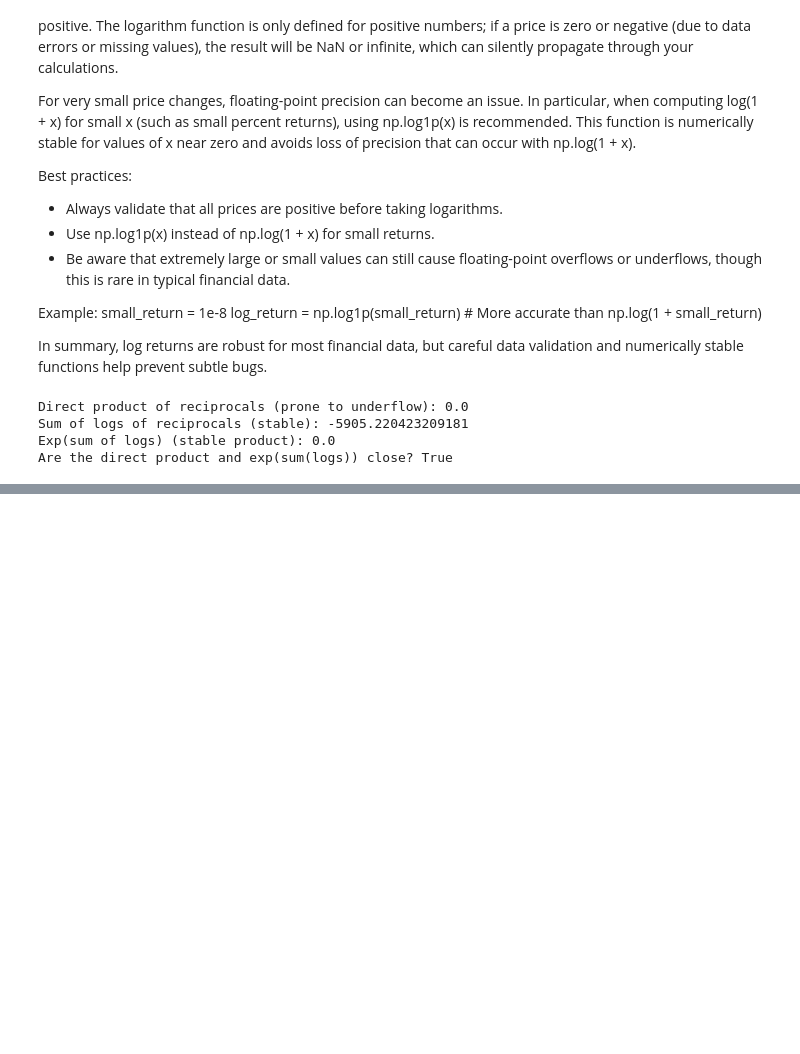
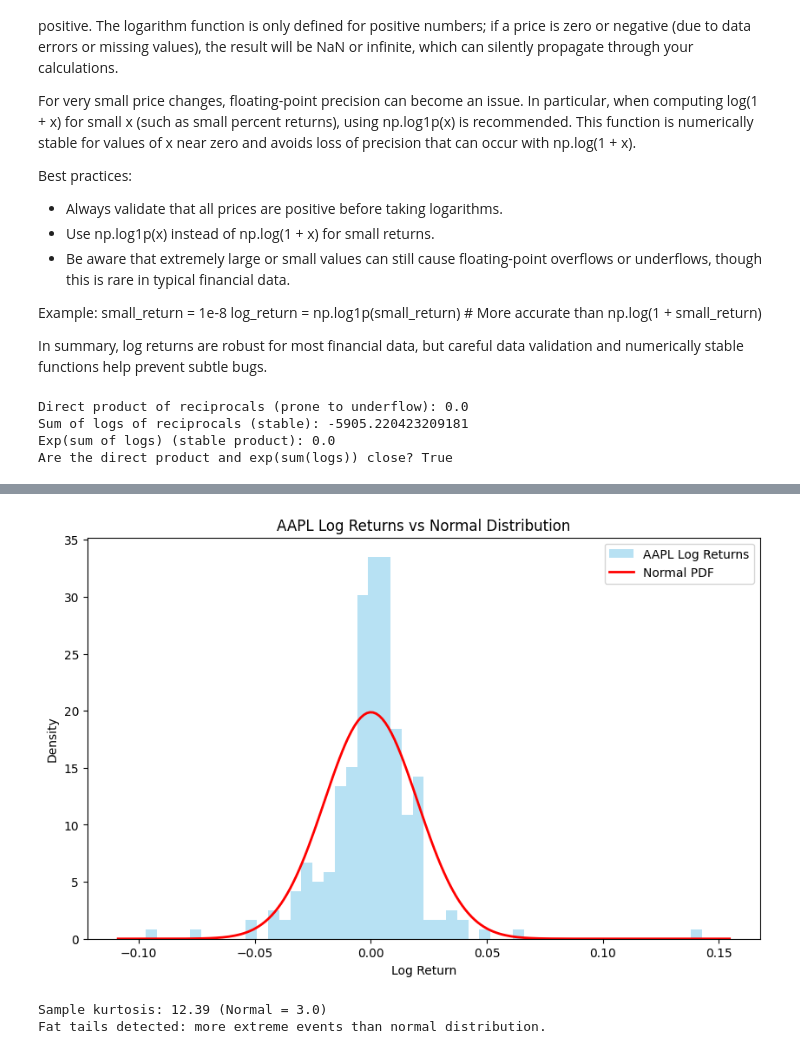
Before and after one commit to empeje/ai-for-trading, a Jupyter notebook: projects/001-momentum-strategy/main.ipynb, the cells around one changed output, grey strips where cells are left out. Saved outputs shown, nothing was run; the diff lists cells and outputs as text; code cells hidden in the pictures; blank space fills up the shorter version.

Commit message:
show fait tails

```diff
--- a/projects/001-momentum-strategy/main.ipynb
+++ b/projects/001-momentum-strategy/main.ipynb
@@ -458,0 +527,46 @@ Are the direct product and exp(sum(logs)) close? True
+# %%
+import yfinance as yf
+import pandas as pd
+import numpy as np
+import matplotlib.pyplot as plt
+from scipy.stats import norm
+
+# Fetch AAPL data
+aapl = yf.Ticker("AAPL")
+
+# Get historical data (1 year)
+hist = aapl.history(period="1y")
+
+# Calculate log returns
+log_returns = np.log(hist['Close'] / hist['Close'].shift(1)).dropna()
+
+# Alternative: using pandas pct_change
+log_returns_pd = hist['Close'].pct_change().apply(np.log).dropna()
+
+print(log_returns.head())
+
+# Plot histogram of log returns
+plt.figure(figsize=(10,6))
+n, bins, patches = plt.hist(log_returns, bins=50, density=True, alpha=0.6, color='skyblue', label='AAPL Log Returns')
+
+# Fit and plot normal distribution
+mu, std = norm.fit(log_returns)
+xmin, xmax = plt.xlim()
+x = np.linspace(xmin, xmax, 200)
+p = norm.pdf(x, mu, std)
+plt.plot(x, p, 'r', linewidth=2, label='Normal PDF')
+
+plt.title('AAPL Log Returns vs Normal Distribution')
+plt.xlabel('Log Return')
+plt.ylabel('Density')
+plt.legend()
+plt.show()
+
+# Show excess kurtosis (fat tails)
+kurtosis = log_returns.kurtosis()
+print(f"Sample kurtosis: {kurtosis:.2f} (Normal = 3.0)")
+if kurtosis > 3:
+    print("Fat tails detected: more extreme events than normal distribution.")
+else:
+    print("No fat tails detected.")
+# %% [output]
@@ -458,0 +580,3 @@ Are the direct product and exp(sum(logs)) close? True
+[figure, added]
+Sample kurtosis: 12.39 (Normal = 3.0)
+Fat tails detected: more extreme events than normal distribution.
```
Also changed, not shown: parts of 3 cells of this notebook.
